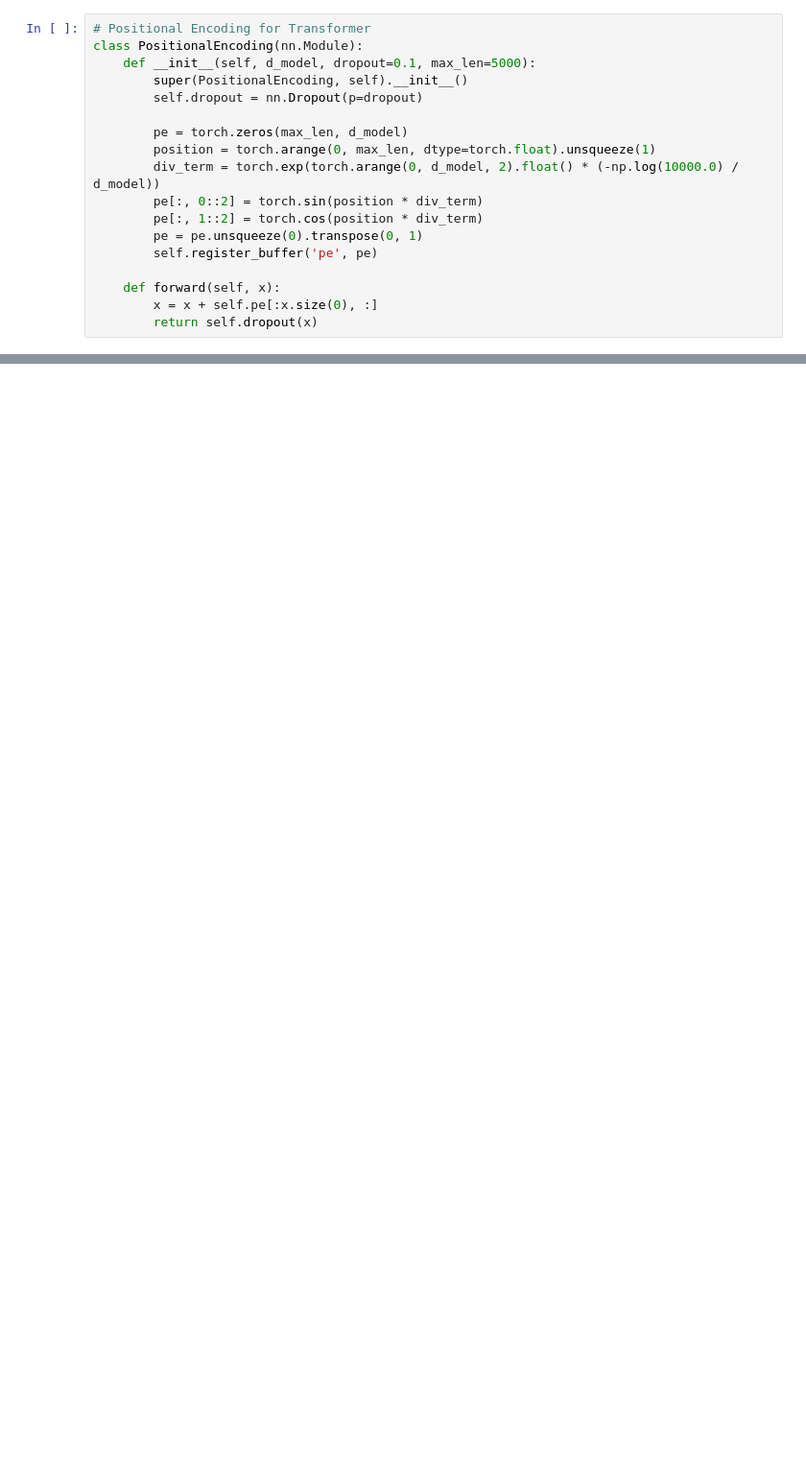
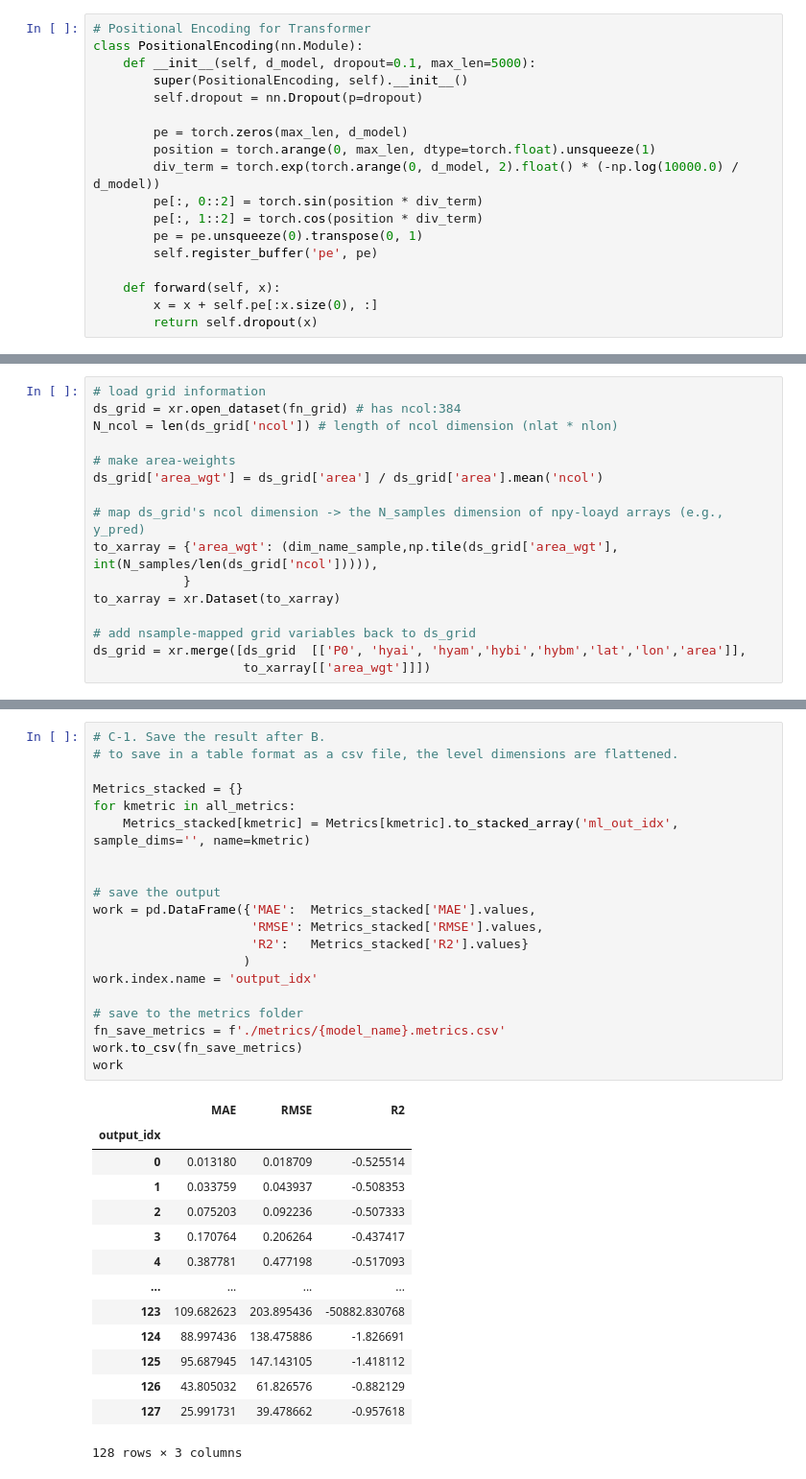
Before and after one commit to shuochenw/climsim_test, a Jupyter notebook: transformer_test.ipynb, the cells around one changed output, grey strips where cells are left out. Shown at 96% size. Saved outputs shown, nothing was run; the diff lists cells and outputs as text; blank space fills up the shorter version.

```diff
--- a/transformer_test.ipynb
+++ b/transformer_test.ipynb
@@ -241,0 +348,16 @@ Score (RMSE): 15.4622
+# %%
+# load grid information
+ds_grid = xr.open_dataset(fn_grid) # has ncol:384
+N_ncol = len(ds_grid['ncol']) # length of ncol dimension (nlat * nlon)
+
+# make area-weights
+ds_grid['area_wgt'] = ds_grid['area'] / ds_grid['area'].mean('ncol')
+
+# map ds_grid's ncol dimension -> the N_samples dimension of npy-loayd arrays (e.g., y_pred)
+to_xarray = {'area_wgt': (dim_name_sample,np.tile(ds_grid['area_wgt'], int(N_samples/len(ds_grid['ncol'])))),
+            }
+to_xarray = xr.Dataset(to_xarray)
+
+# add nsample-mapped grid variables back to ds_grid
+ds_grid = xr.merge([ds_grid  [['P0', 'hyai', 'hyam','hybi','hybm','lat','lon','area']],
+                    to_xarray[['area_wgt']]])
@@ -241,0 +520,35 @@ Score (RMSE): 15.4622
+# %%
+# C-1. Save the result after B.
+# to save in a table format as a csv file, the level dimensions are flattened.
+
+Metrics_stacked = {}
+for kmetric in all_metrics:
+    Metrics_stacked[kmetric] = Metrics[kmetric].to_stacked_array('ml_out_idx', sample_dims='', name=kmetric)
+
+
+# save the output
+work = pd.DataFrame({'MAE':  Metrics_stacked['MAE'].values,
+                     'RMSE': Metrics_stacked['RMSE'].values,
+                     'R2':   Metrics_stacked['R2'].values}
+                    )
+work.index.name = 'output_idx'
+
+# save to the metrics folder
+fn_save_metrics = f'./metrics/{model_name}.metrics.csv'
+work.to_csv(fn_save_metrics)
+work
+# %% [output]
+|  | MAE | RMSE | R2 |
+| output_idx |  |  |  |
+| 0 | 0.013180 | 0.018709 | -0.525514 |
+| 1 | 0.033759 | 0.043937 | -0.508353 |
+| 2 | 0.075203 | 0.092236 | -0.507333 |
+| 3 | 0.170764 | 0.206264 | -0.437417 |
+| 4 | 0.387781 | 0.477198 | -0.517093 |
+| ... | ... | ... | ... |
+| 123 | 109.682623 | 203.895436 | -50882.830768 |
+| 124 | 88.997436 | 138.475886 | -1.826691 |
+| 125 | 95.687945 | 147.143105 | -1.418112 |
+| 126 | 43.805032 | 61.826576 | -0.882129 |
+| 127 | 25.991731 | 39.478662 | -0.957618 |
+128 rows × 3 columns
```
Also changed, not shown: parts of 30 cells of this notebook, 9 other files.
